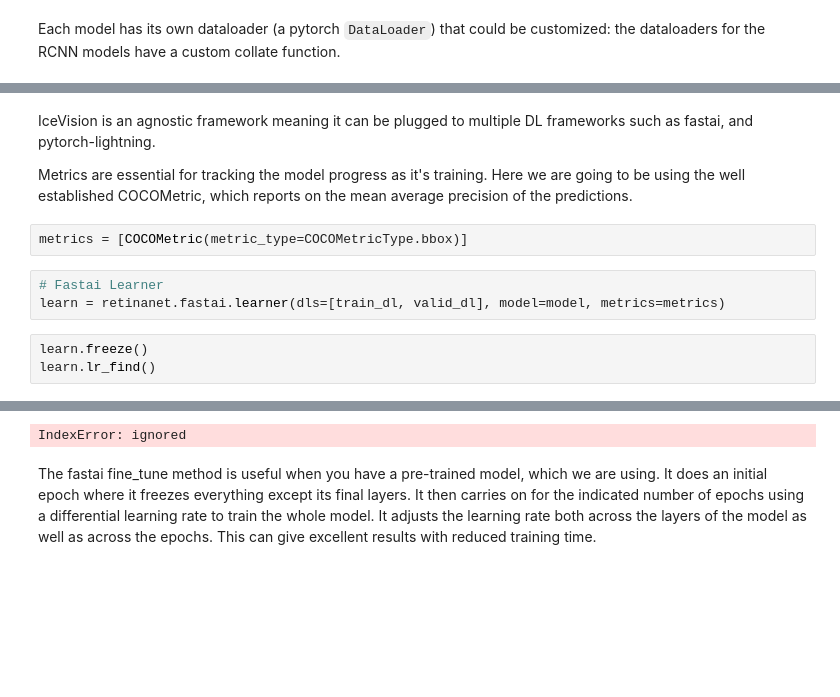
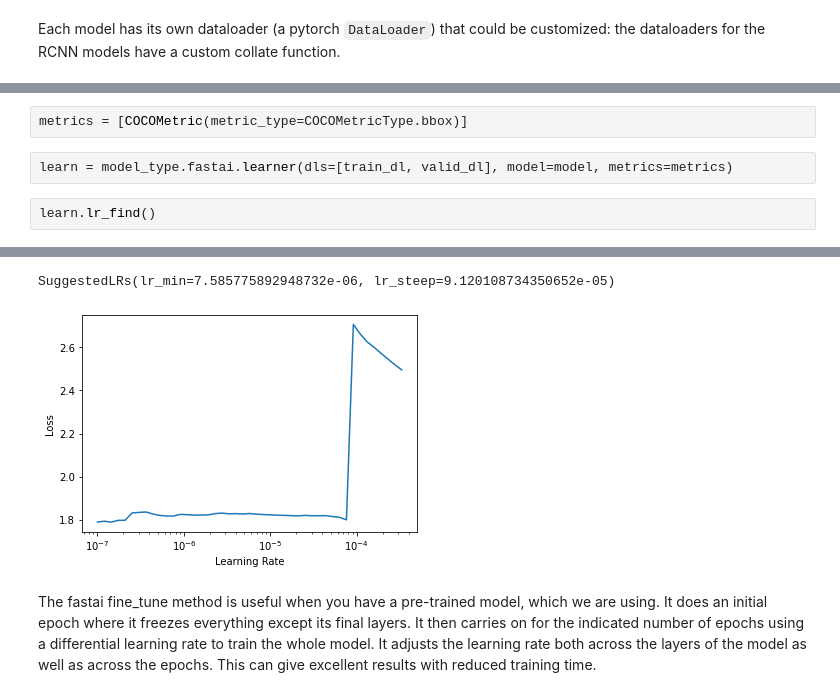
Before and after one commit to robmarkcole/fire-detection-from-images, a Jupyter notebook: pytorch/icevision/icevision_firenet_retinanet.ipynb, the cells around one changed output, grey strips where cells are left out. Saved outputs shown, nothing was run; the diff lists cells and outputs as text; blank space fills up the shorter version.

```diff
--- a/pytorch/icevision/icevision_firenet_retinanet.ipynb
+++ b/pytorch/icevision/icevision_firenet_retinanet.ipynb
@@ -132,19 +146,13 @@ show_samples(samples[:6], class_map=class_map, ncols=3)
-# %% [markdown]
-IceVision is an agnostic framework meaning it can be plugged to multiple DL frameworks such as fastai, and pytorch-lightning.
-
-Metrics are essential for tracking the model progress as it's training.
-Here we are going to be using the well established COCOMetric, which reports on the mean average precision of the predictions.
 # %%
 metrics = [COCOMetric(metric_type=COCOMetricType.bbox)]
 # %%
-# Fastai Learner
-learn = retinanet.fastai.learner(dls=[train_dl, valid_dl], model=model, metrics=metrics)
+learn = model_type.fastai.learner(dls=[train_dl, valid_dl], model=model, metrics=metrics)
 # %%
-learn.freeze()
 learn.lr_find()
 # %% [output]
 [interactive output not drawn]
-IndexError: ignored
+SuggestedLRs(lr_min=7.585775892948732e-06, lr_steep=9.120108734350652e-05)
+[figure, added]
 # %% [markdown]
 The fastai fine_tune method is useful when you have a pre-trained model, which we are using. It does an initial epoch where it freezes everything except its final layers. It then carries on for the indicated number of epochs using a differential learning rate to train the whole model. It adjusts the learning rate both across the layers of the model as well as across the epochs. This can give excellent results with reduced training time.
 # %%
```
Also changed, not shown: parts of 32 cells of this notebook, 4 other files.
